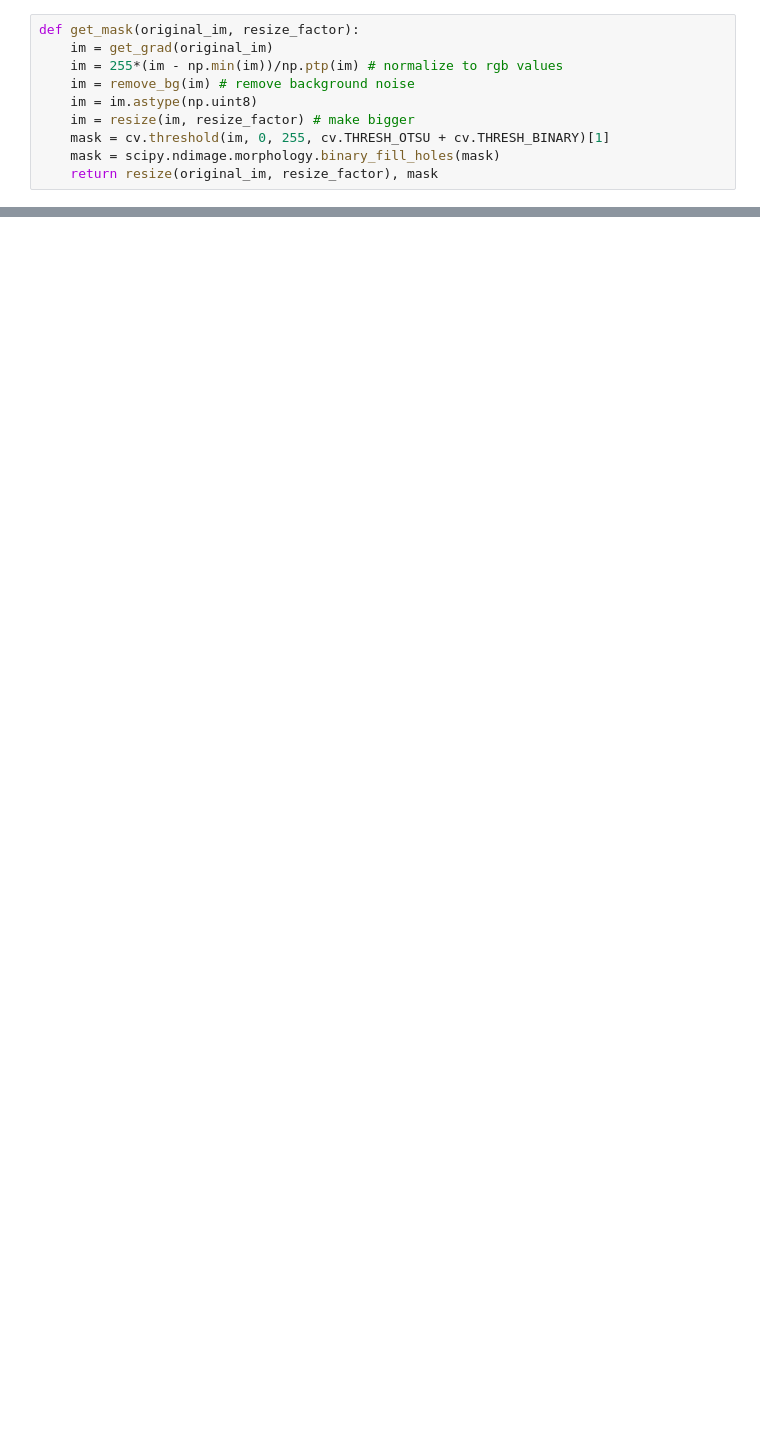
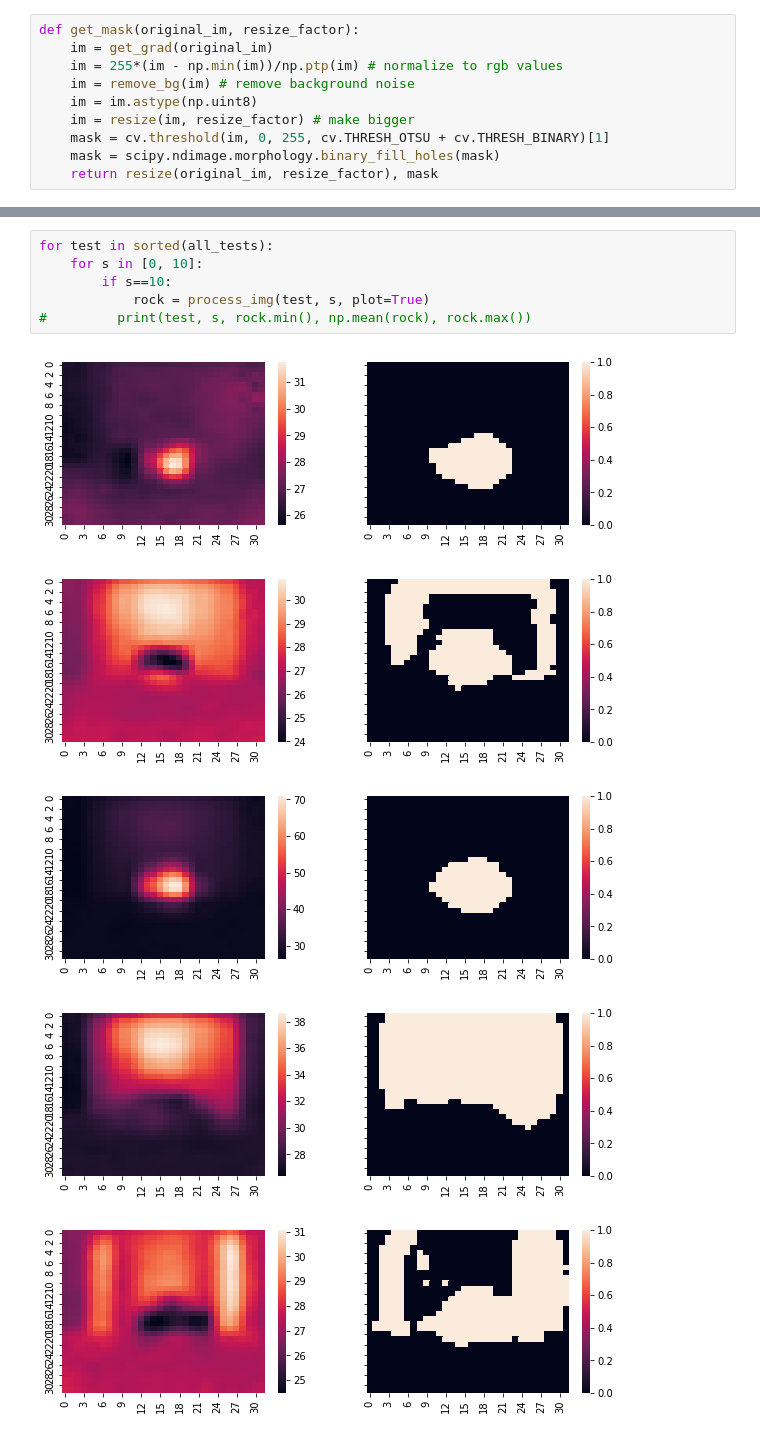
Before and after one commit to addy999/iceicebaby, a Jupyter notebook: ir_cam/Analyze.ipynb, the cells around one changed output, grey strips where cells are left out. Saved outputs shown, nothing was run; the diff lists cells and outputs as text; blank space fills up the shorter version.

```diff
--- a/ir_cam/Analyze.ipynb
+++ b/ir_cam/Analyze.ipynb
@@ -116,0 +155,12 @@ view_img(get_data(10,30))
+# %%
+for test in sorted(all_tests):
+    for s in [0, 10]:
+        if s==10:
+            rock = process_img(test, s, plot=True)
+#         print(test, s, rock.min(), np.mean(rock), rock.max())
+# %% [output]
+[figure, added]
+[figure, added]
+[figure, added]
+[figure, added]
+[figure, added]
```
Also changed, not shown: parts of 6 cells of this notebook.
